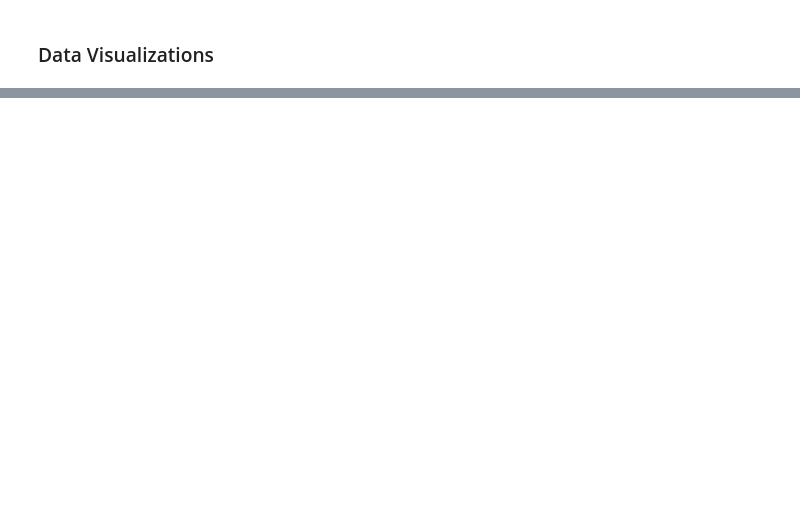
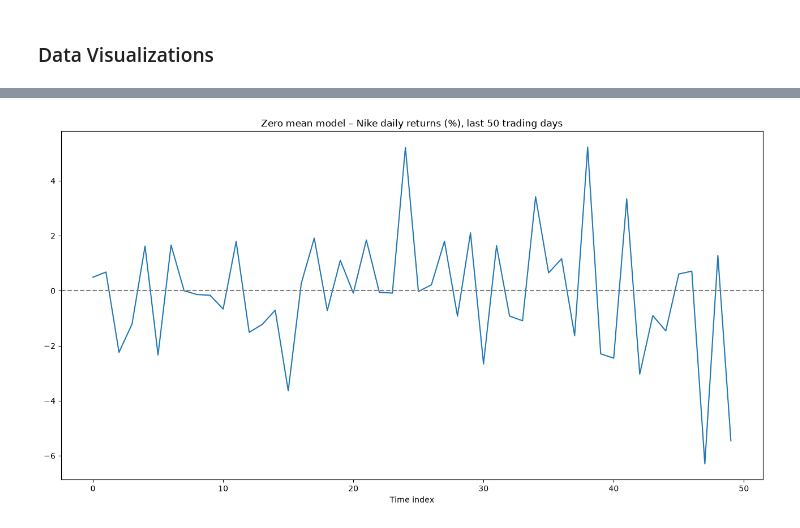
Before and after one commit to KyriansBetterCode/Chapter-8-Project, a Jupyter notebook: chapter8GroupProject.ipynb, the cells around one changed output, grey strips where cells are left out. Cells and saved outputs as stored; diff of their text form; code cells hidden in the pictures; blank space fills up the shorter version.

```diff
--- a/chapter8GroupProject.ipynb
+++ b/chapter8GroupProject.ipynb
@@ -85,0 +89,16 @@ plt.show()
+# %%
+import os
+import numpy as np
+import pandas as pd
+%matplotlib inline
+from matplotlib import pyplot as plt
+import seaborn as sns
+
+# Our Step 2 dataset
+data = pd.read_excel("nike_underarmour_data_export.xlsx", index_col="Date", parse_dates=True)
+
+# Nike daily returns (%) – our real-world 'zero mean series' (last 50 trading days, like the textbook's size=50)
+nke_returns = data["Nike_Close"].pct_change().dropna() * 100
+zero_mean_series = nke_returns.tail(50).values
+print("Mean of the 50 daily returns:", round(zero_mean_series.mean(), 3), "%")
+zero_mean_series
@@ -85,0 +117,9 @@ plt.show()
+# %%
+plt.figure(figsize=(16, 8))
+g = sns.lineplot(data=zero_mean_series)
+g.axhline(0, color="gray", linestyle="--")
+g.set_title('Zero mean model – Nike daily returns (%), last 50 trading days')
+g.set_xlabel('Time index')
+plt.show()
+# %% [output]
+[figure, added]
```
Also changed, not shown: parts of 36 cells of this notebook.
